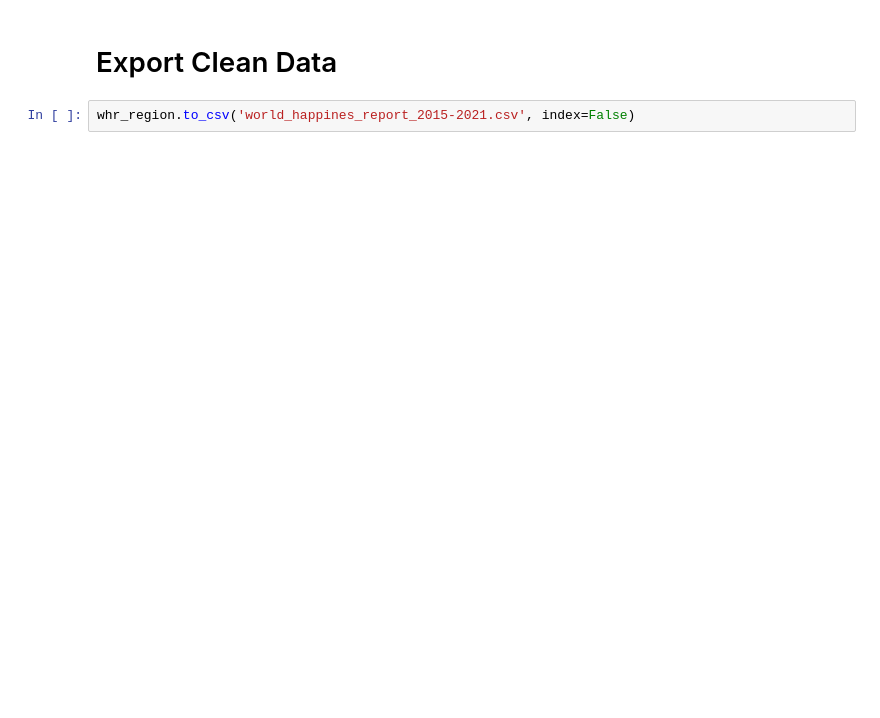
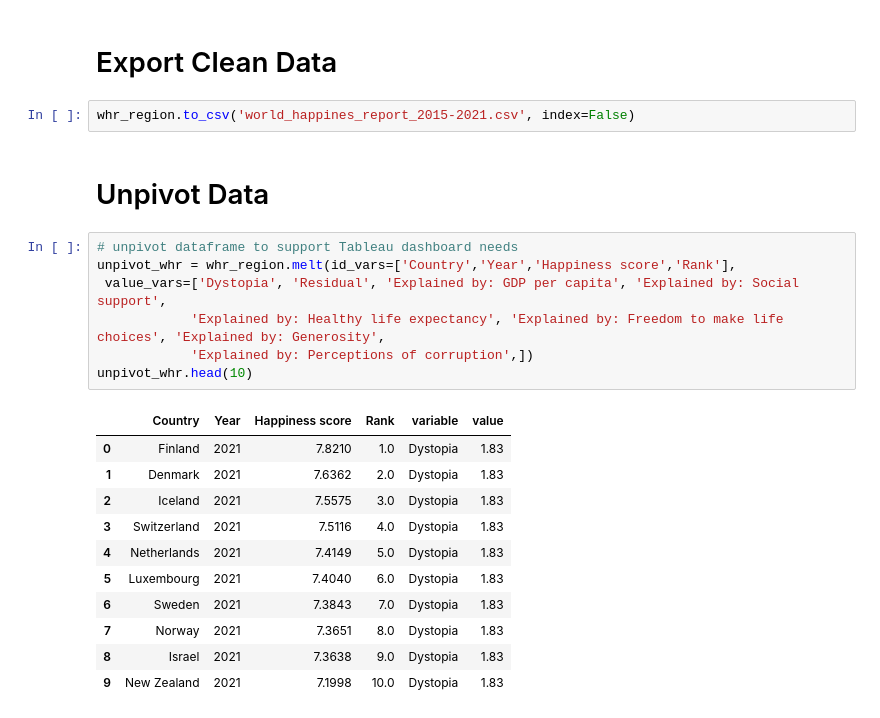
Before and after one commit to angkohtenko/World_Happiness_Report, a Jupyter notebook: Clean_data.ipynb, the cells around one changed output. Drawn from its saved outputs; the diff is of its cells as text; blank space fills up the shorter version.

Commit message:
unpivot data for Tableau

```diff
--- a/Clean_data.ipynb
+++ b/Clean_data.ipynb
@@ -895,3 +895,24 @@ whr_region.head(10)
 # Export Clean Data
 # %%
 whr_region.to_csv('world_happines_report_2015-2021.csv', index=False)
+# %% [markdown]
+# Unpivot Data
+# %%
+# unpivot dataframe to support Tableau dashboard needs
+unpivot_whr = whr_region.melt(id_vars=['Country','Year','Happiness score','Rank'],
+ value_vars=['Dystopia', 'Residual', 'Explained by: GDP per capita', 'Explained by: Social support',
+            'Explained by: Healthy life expectancy', 'Explained by: Freedom to make life choices', 'Explained by: Generosity',
+            'Explained by: Perceptions of corruption',])
+unpivot_whr.head(10)
+# %% [output]
+|  | Country | Year | Happiness score | Rank | variable | value |
+| 0 | Finland | 2021 | 7.8210 | 1.0 | Dystopia | 1.83 |
+| 1 | Denmark | 2021 | 7.6362 | 2.0 | Dystopia | 1.83 |
+| 2 | Iceland | 2021 | 7.5575 | 3.0 | Dystopia | 1.83 |
+| 3 | Switzerland | 2021 | 7.5116 | 4.0 | Dystopia | 1.83 |
+| 4 | Netherlands | 2021 | 7.4149 | 5.0 | Dystopia | 1.83 |
+| 5 | Luxembourg | 2021 | 7.4040 | 6.0 | Dystopia | 1.83 |
+| 6 | Sweden | 2021 | 7.3843 | 7.0 | Dystopia | 1.83 |
+| 7 | Norway | 2021 | 7.3651 | 8.0 | Dystopia | 1.83 |
+| 8 | Israel | 2021 | 7.3638 | 9.0 | Dystopia | 1.83 |
+| 9 | New Zealand | 2021 | 7.1998 | 10.0 | Dystopia | 1.83 |
```
Also changed, not shown: parts of 2 cells of this notebook, 2 other files.
